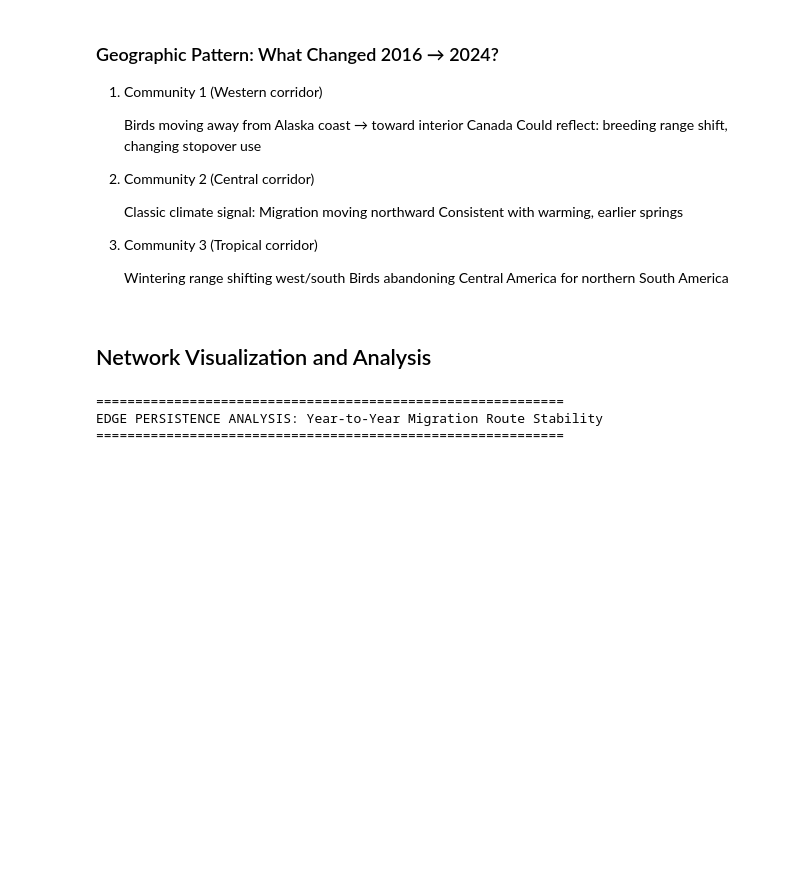
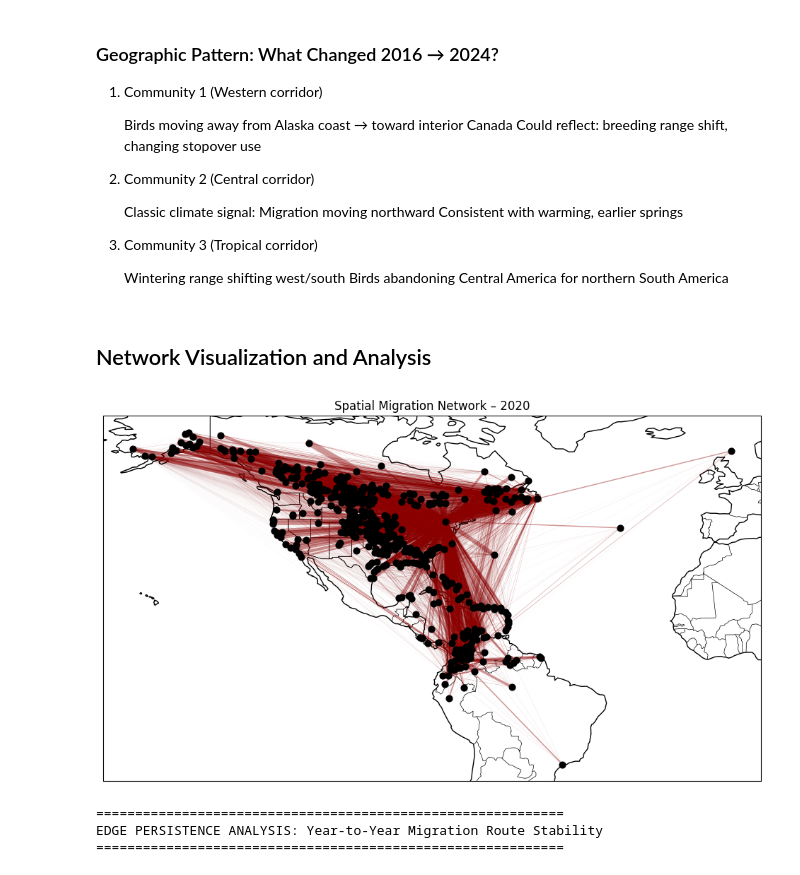
Before and after one commit to manasi2905/Climate-Change-Driven-Bird-Migration, a Jupyter notebook: new_intial_analysis_multispecies_extended.ipynb, the cells around one changed output. Drawn from its saved outputs; the diff is of its cells as text; code cells hidden in the pictures; blank space fills up the shorter version.

Commit message:
network plot

```diff
--- a/new_intial_analysis_multispecies_extended.ipynb
+++ b/new_intial_analysis_multispecies_extended.ipynb
@@ -905,6 +905,42 @@ Year 2016: 3 communities
     Birds abandoning Central America for northern South America
 # %% [markdown]
 ## Network Visualization and Analysis
+# %%
+import cartopy.crs as ccrs
+import cartopy.feature as cfeature
+
+year = 2020
+G = graphs_by_year[year]
+
+plt.figure(figsize=(12, 10))
+ax = plt.axes(projection=ccrs.PlateCarree())
+ax.add_feature(cfeature.STATES, linewidth=0.5)
+ax.add_feature(cfeature.BORDERS, linewidth=0.5)
+ax.add_feature(cfeature.COASTLINE)
+
+# Draw edges
+for u, v, d in G.edges(data=True):
+    u_data = G.nodes[u]
+    v_data = G.nodes[v]
+
+    ax.plot(
+        [u_data["centroid_lon"], v_data["centroid_lon"]],
+        [u_data["centroid_lat"], v_data["centroid_lat"]],
+        linewidth=2 * d["weight"],
+        alpha=0.4,
+        color="darkred"
+    )
+
+# Draw nodes
+lons = [G.nodes[n]["centroid_lon"] for n in G.nodes()]
+lats = [G.nodes[n]["centroid_lat"] for n in G.nodes()]
+
+ax.scatter(lons, lats, s=40, color="black", zorder=5)
+
+plt.title(f"Spatial Migration Network – {year}")
+plt.show()
+# %% [output]
+[figure, added]
 # %%
 def compute_edge_persistence(graphs_by_year):
     """How many edges appear in consecutive years?"""
```
Also changed, not shown: parts of 2 cells of this notebook.
